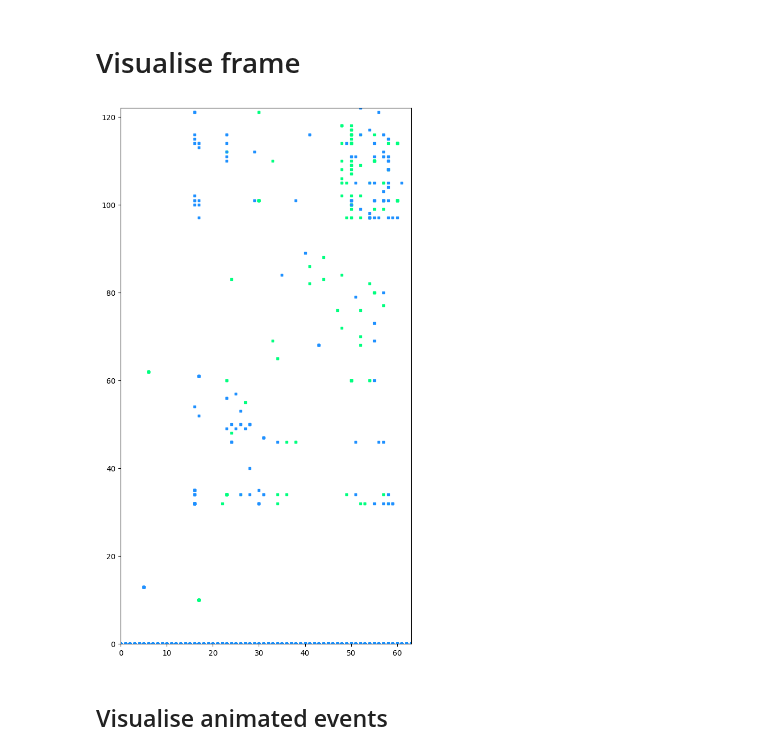
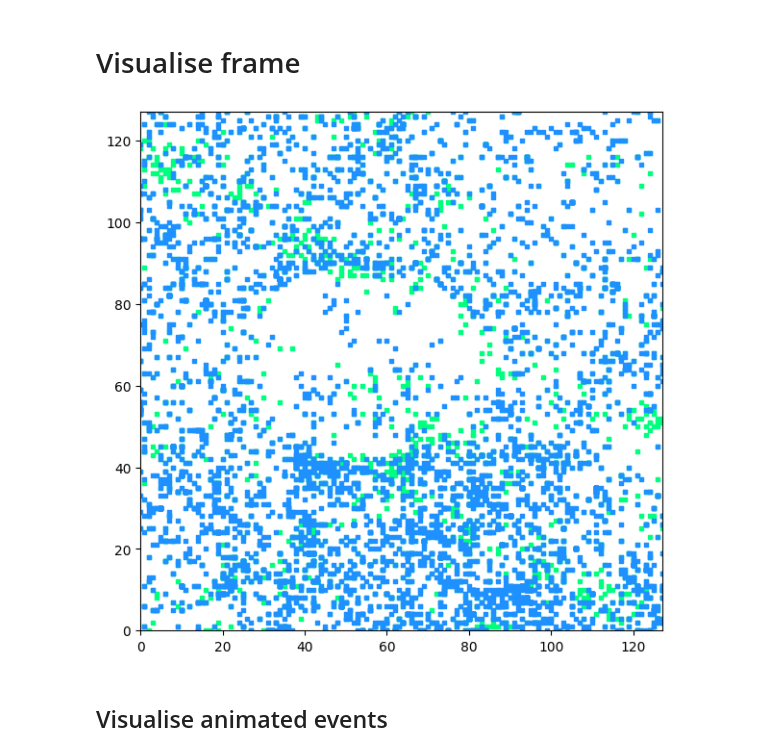
Before and after one commit to AntoineGrimaldi/aprovhots, a Jupyter notebook: dev/2022-10-14_check_data.ipynb, the cells around one changed output. Drawn from its saved outputs; the diff is of its cells as text; code cells hidden in the pictures.

Commit message:
new results using aedat2_to_csv.py and csv_to_numpy.py to read the output data

```diff
--- a/dev/2022-10-14_check_data.ipynb
+++ b/dev/2022-10-14_check_data.ipynb
@@ -27,7 +27,9 @@ print(event_files)
 # %%
 # load data
-ev = loadaerdat(event_files[0])
-label = 'sea' if 'sea' in event_files[0] else 'ground'
+# file_ev = event_files[0]
+file_ev = '/home/amelie/Scripts/Data/coastline_events/DVS128_ZED_NUC_jAER/session_6_only_sea/DVS128_06_06_2022_session_6.npy'
+ev = np.load(file_ev)
+label = 'sea' if 'sea' in file_ev else 'ground'
 print(label)
 
 dtype = np.dtype([("x", int), ("y", int), ("t", int), ("p", int)])
@@ -145,14 +151,16 @@ negative_ev = ev[ ev[:,ordering.index('p')] < 1 ]
 # %%
 fig_events = plt.figure(figsize=(7,int(H*7/W)))
 ax = plt.axes(xlim=(0, W), ylim=(0,H))
 s = fig_events.get_size_inches()[0]  * fig_events.dpi / W
 
-# positive_ev = positive_ev[positive_ev[:,ordering.index('t')] < timewindow]
-# negative_ev = negative_ev[negative_ev[:,ordering.index('t')] < timewindow]
-scatter_pos_events = plt.scatter(positive_ev[:,ordering.index('x')], positive_ev[:,ordering.index('y')], marker="s", color="springgreen", label="Positive events", s=s)
-scatter_neg_events = plt.scatter(negative_ev[:,ordering.index('x')], negative_ev[:,ordering.index('y')], marker="s", color="dodgerblue", label="Negative events", s=s)
+timewindow = 0.3
+positive_ev_in_tw = positive_ev[positive_ev[:,ordering.index('t')] < timewindow]
+negative_ev_in_tw = negative_ev[negative_ev[:,ordering.index('t')] < timewindow]
+scatter_pos_events = plt.scatter(positive_ev_in_tw[:,ordering.index('x')], positive_ev_in_tw[:,ordering.index('y')], marker="s", color="springgreen", label="Positive events", s=s)
+scatter_neg_events = plt.scatter(negative_ev_in_tw[:,ordering.index('x')], negative_ev_in_tw[:,ordering.index('y')], marker="s", color="dodgerblue", label="Negative events", s=s)
+plt.show()
 # %% [output]
-[figure, old version]
+[figure, new version]
 # %% [markdown]
 ## Visualise animated events
 # %%
```
Also changed, not shown: parts of 13 cells of this notebook.
